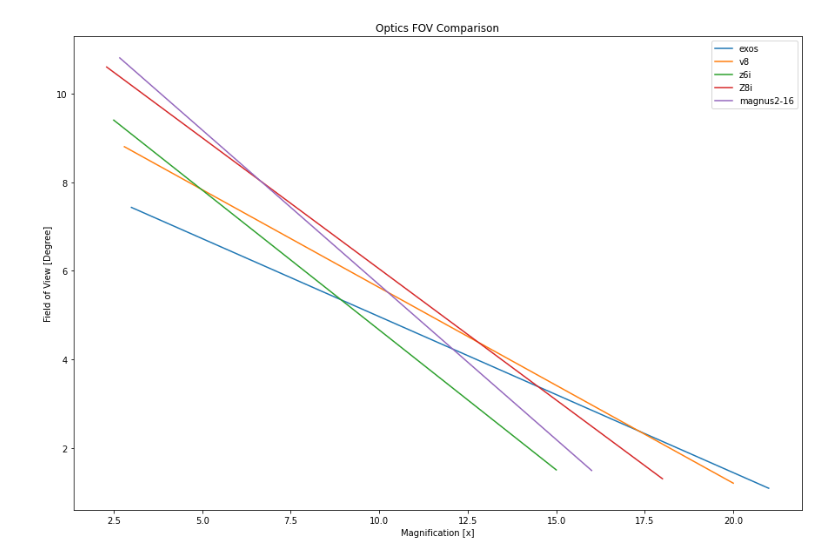
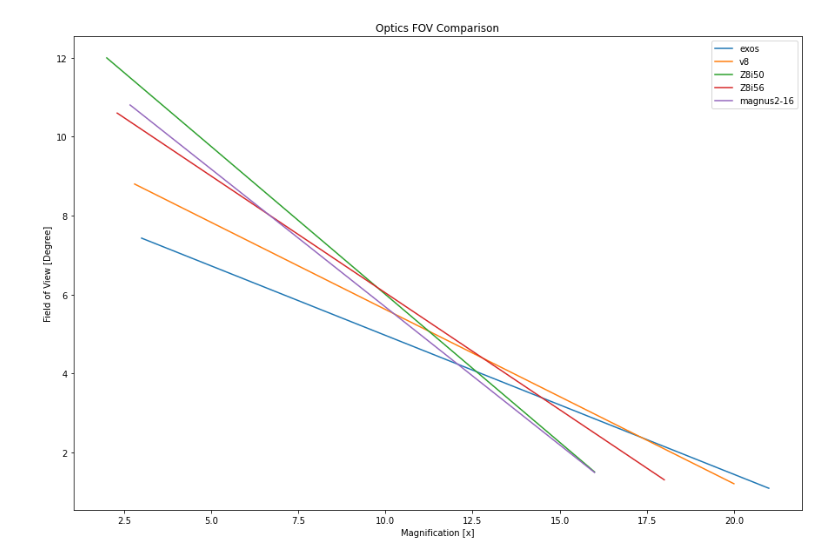
Before and after one commit to CuriousBias/notes, a Jupyter notebook: other_notes/projects/optics.ipynb, the cells around one changed output. Saved outputs shown, nothing was run; the diff lists cells and outputs as text; code cells hidden in the pictures.

```diff
--- a/other_notes/projects/optics.ipynb
+++ b/other_notes/projects/optics.ipynb
@@ -21,7 +21,8 @@ exos = optic(name= 'exos', weight=32.4, mag = [3, 21], fov = [13.0/1.75, 1.9/1.7
 
 x5i318 = optic(name= 'x5i3-18', weight=30, mag = [3, 18], fov = [5.8, 1.2])
 x5i525 = optic(name= 'x5i5-25', weight=32, mag = [5, 25], fov = [4, .8])
-z8i = optic(name='Z8i', weight=25.6, mag=[2.3, 18], fov=[10.6, 1.3])
+z8i56 = optic(name='Z8i56', weight=25.6, mag=[2.3, 18], fov=[10.6, 1.3])
+z8i50 = optic(name='Z8i50', weight=23.8, mag=[2, 16], fov=[12.0, 1.5])
 z6i = optic(name='z6i', weight=23.1, mag=[2.5, 15], fov=[9.4, 1.5])
 
 v6 = optic(name= 'v6', weight=22.2, mag = [3, 18], fov = [7.1, 1.2])
@@ -43,19 +44,19 @@ m7xi320 = optic(name='m7Xi3-20', weight=32.5, mag=[3,20], fov=[12/1.75, 1.78/1.7
 tangent315 = optic(name='tangent3-15', weight=27.7, mag=[3,15], fov =[7.3,1.6])
 zc420 = optic(name='zerocomp420', weight=34.8, mag=[4, 20], fov=[9.3/1.75, 2/1.75])
 # %%
-optics = exos, v8, z6i, z8i, magnus216
+optics = exos, v8, z8i50, z8i56, magnus216
 
 fig, ax = plt.subplots(1, 1, figsize= (15, 10))
 fig.patch.set_facecolor('white')
 
 for _ in optics:
     ax.plot(_.mag, _.fov, label = _.name)
 ax.set_title('Optics FOV Comparison')
 ax.set_xlabel('Magnification [x]')
 ax.set_ylabel('Field of View [Degree]')
 ax.legend()
 
 plt.savefig('Optics_comp.png')
 plt.show()
 # %% [output]
-[figure, old version]
+[figure, new version]
```
